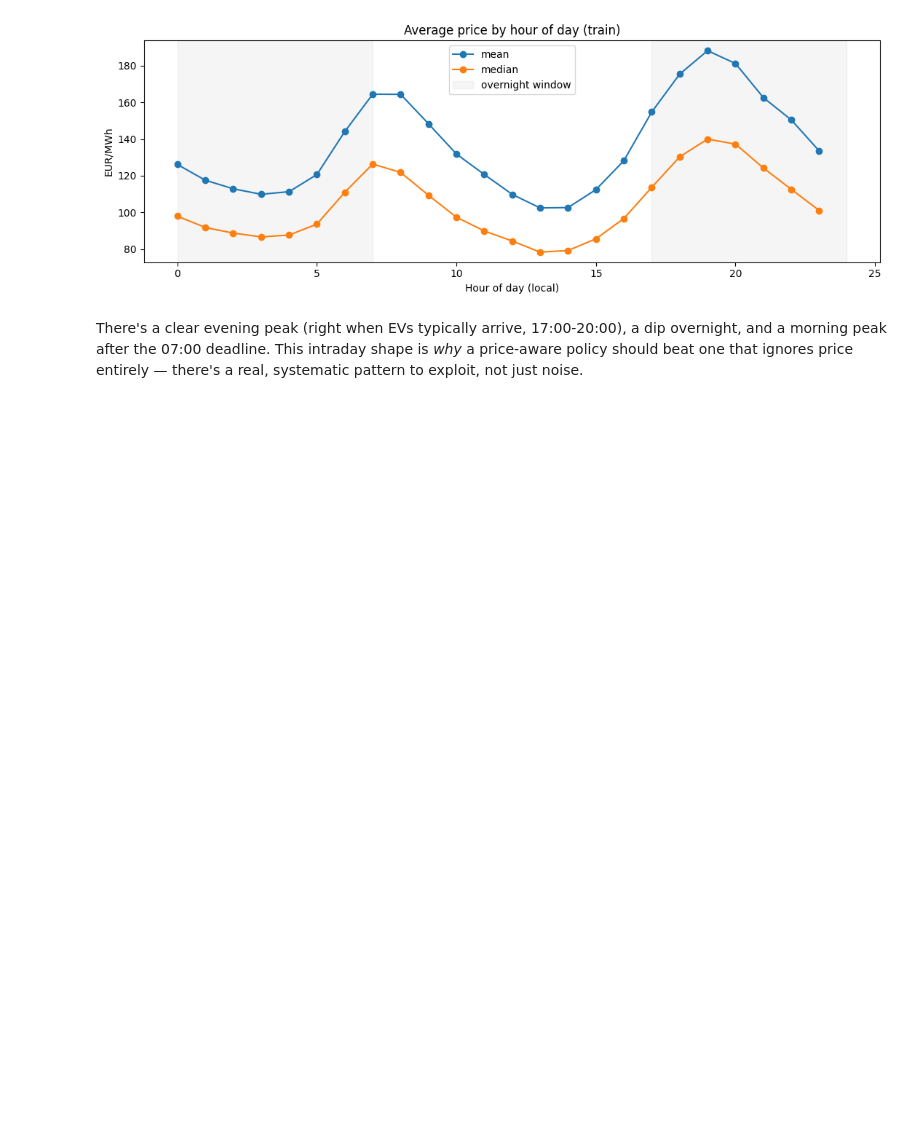
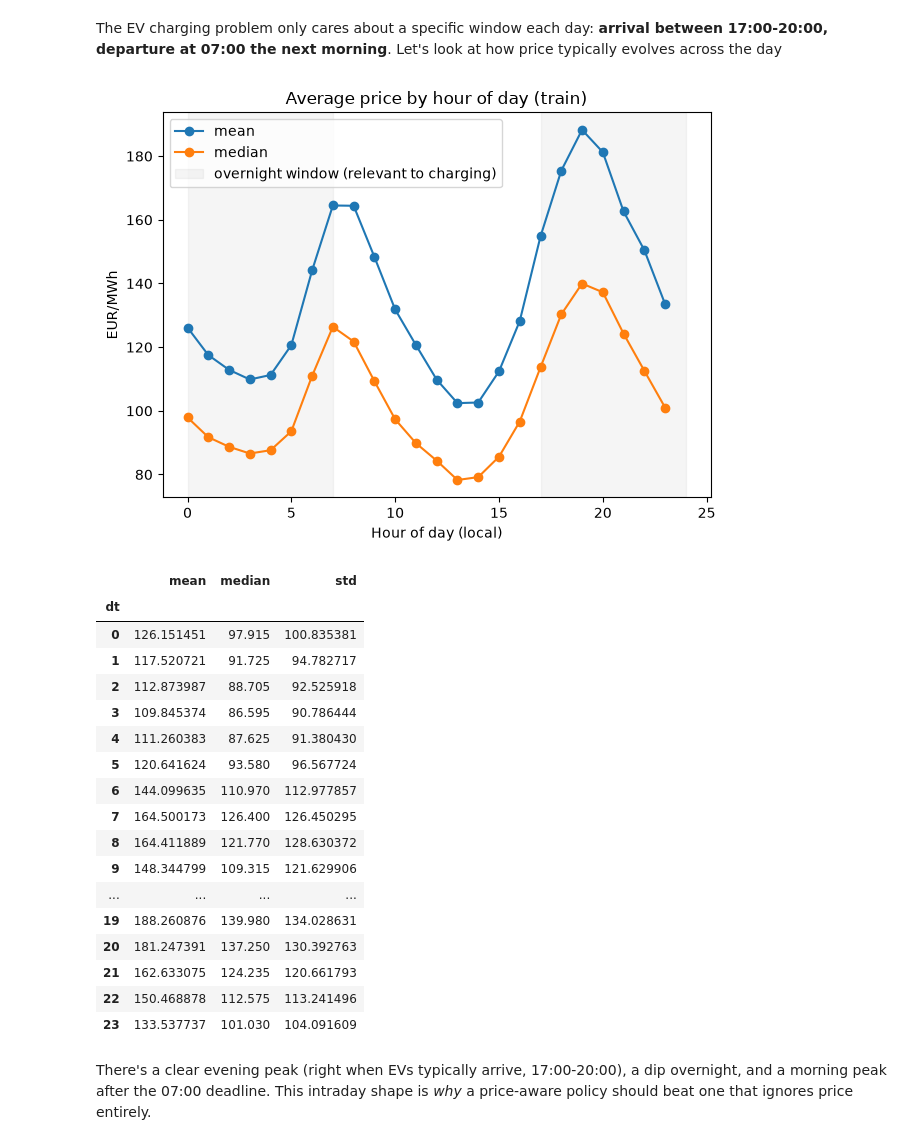
Before and after one commit to VirginiaFoschi/foschi2526, a Jupyter notebook: data/data_exploration.ipynb, the cells around one changed output. Drawn from its saved outputs; the diff is of its cells as text; code cells hidden in the pictures; blank space fills up the shorter version.

```diff
--- a/data/data_exploration.ipynb
+++ b/data/data_exploration.ipynb
@@ -49,8 +29,15 @@ everywhere else in the project.
 # %%
-loader = PriceCSVLoader('Germany.csv')   # defaults: train=2022-2024, val=2025, departure fixed at 07:00
+raw = pd.read_csv('Germany.csv')
+raw['dt'] = pd.to_datetime(raw['Datetime (Local)'])
+df = raw[['dt', 'Price (EUR/MWhe)']].rename(columns={'Price (EUR/MWhe)': 'price'})
+df = df.sort_values('dt').drop_duplicates(subset='dt').set_index('dt')
 
-print(f"Full cleaned range: {loader.df.index.min()} -> {loader.df.index.max()}  ({len(loader.df)} hours)")
-print(f"Train episodes (nights) available: {len(loader.episodes['train'])}")
-print(f"Val episodes (nights) available:   {len(loader.episodes['val'])}")
-loader.df.head()
+full_idx = pd.date_range(df.index.min(), df.index.max(), freq='h')
+df = df.reindex(full_idx)
+df['price'] = df['price'].interpolate(limit=3)   # fixes the handful of DST gaps
+df.index.name = 'dt'
+
+print(f"Range: {df.index.min()}  ->  {df.index.max()}")
+print(f"Rows: {len(df)},  missing prices after cleaning: {df['price'].isna().sum()}")
+df.head()
 # %% [output]
@@ -64,3 +50,7 @@ Val episodes (nights) available:   364
 | 2015-01-01 03:00:00 | 22.34 |
 | 2015-01-01 04:00:00 | 22.34 |
 | 2015-01-01 05:00:00 | 22.34 |
+# %%
+df['year'] = df.index.year
+yearly = df.groupby('year')['price'].agg(['mean', 'std', 'min', 'max'])
+yearly
@@ -73,4 +105,7 @@ training.
 # %%
-yearly = loader.df.assign(year=loader.df.index.year).groupby('year')['price'].agg(['mean', 'std', 'min', 'max'])
-yearly
+train = df[(df.index.year >= 2022) & (df.index.year <= 2024)].copy()
+val   = df[df.index.year == 2025].copy()
+
+print(f"Train: {train.index.min()} -> {train.index.max()}  ({len(train)} hours)")
+print(f"Val:   {val.index.min()} -> {val.index.max()}  ({len(val)} hours)")
 # %% [output]
@@ -141,21 +145,41 @@ dtype: float64
+# %% [markdown]
+The EV charging problem only cares about a specific window each day: **arrival
+between 17:00-20:00, departure at 07:00 the next morning**. Let's look at how
+price typically evolves across the day
 # %%
-hourly_profile = (
-    loader.train_df.assign(hour=loader.train_df.index.hour)
-    .groupby('hour')['price'].agg(['mean', 'median'])
-)
-ax = hourly_profile.plot(marker='o', figsize=(11, 4))
+hourly_profile = train.groupby(train.index.hour)['price'].agg(['mean', 'median', 'std'])
+ax = hourly_profile[['mean', 'median']].plot(marker='o')
 ax.axvspan(17, 23.99, color='grey', alpha=0.08)
-ax.axvspan(0, 7, color='grey', alpha=0.08, label='overnight window')
+ax.axvspan(0, 7, color='grey', alpha=0.08, label='overnight window (relevant to charging)')
 ax.set_xlabel('Hour of day (local)')
 ax.set_ylabel('EUR/MWh')
 ax.set_title('Average price by hour of day (train)')
 ax.legend()
 plt.tight_layout()
 plt.show()
+hourly_profile
 # %% [output]
-[figure, old version]
+[figure, new version]
+|  | mean | median | std |
+| dt |  |  |  |
+| 0 | 126.151451 | 97.915 | 100.835381 |
+| 1 | 117.520721 | 91.725 | 94.782717 |
+| 2 | 112.873987 | 88.705 | 92.525918 |
+| 3 | 109.845374 | 86.595 | 90.786444 |
+| 4 | 111.260383 | 87.625 | 91.380430 |
+| 5 | 120.641624 | 93.580 | 96.567724 |
+| 6 | 144.099635 | 110.970 | 112.977857 |
+| 7 | 164.500173 | 126.400 | 126.450295 |
+| 8 | 164.411889 | 121.770 | 128.630372 |
+| 9 | 148.344799 | 109.315 | 121.629906 |
+| ... | ... | ... | ... |
+| 19 | 188.260876 | 139.980 | 134.028631 |
+| 20 | 181.247391 | 137.250 | 130.392763 |
+| 21 | 162.633075 | 124.235 | 120.661793 |
+| 22 | 150.468878 | 112.575 | 113.241496 |
+| 23 | 133.537737 | 101.030 | 104.091609 |
 # %% [markdown]
 There's a clear evening peak (right when EVs typically arrive, 17:00-20:00),
 a dip overnight, and a morning peak after the 07:00 deadline. This intraday
 shape is *why* a price-aware policy should beat one that ignores price
-entirely — there's a real, systematic pattern to exploit, not just noise.
+entirely.
```
Also changed, not shown: parts of 22 cells of this notebook, 2 other files.
